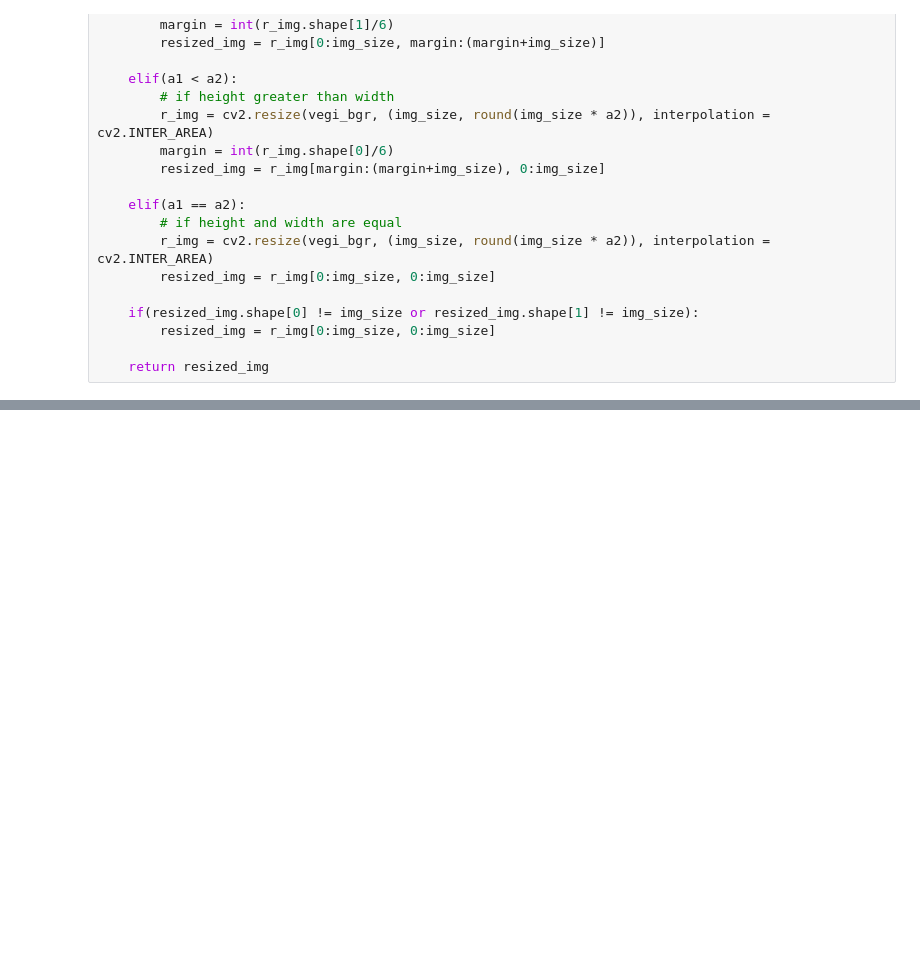
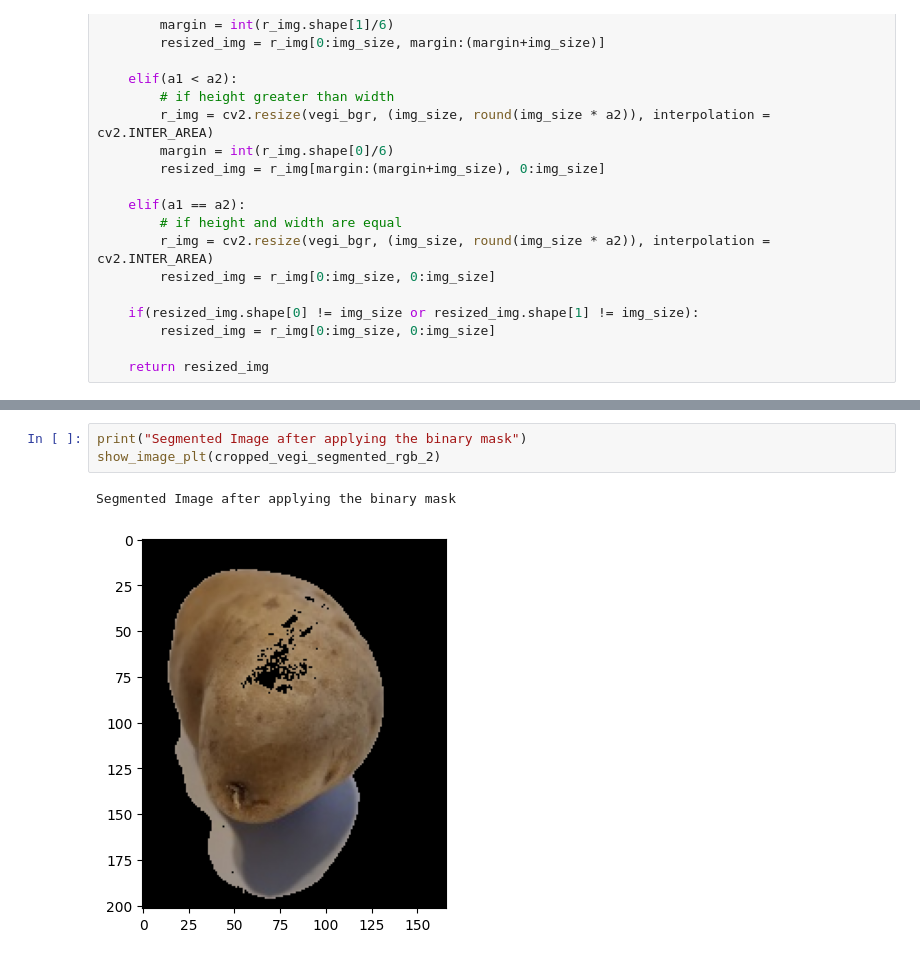
Before and after one commit to leons1396/AI_project, a Jupyter notebook: Delivery/presentation/image_processing.ipynb, the cells around one changed output, grey strips where cells are left out. Drawn from its saved outputs; the diff is of its cells as text; blank space fills up the shorter version.

```diff
--- a/Delivery/presentation/image_processing.ipynb
+++ b/Delivery/presentation/image_processing.ipynb
@@ -367,0 +315,6 @@ for i, path in enumerate(paths):
+# %%
+print("Segmented Image after applying the binary mask")
+show_image_plt(cropped_vegi_segmented_rgb_2)
+# %% [output]
+Segmented Image after applying the binary mask
+[figure, added]
```
Also changed, not shown: parts of 7 cells of this notebook, 1 other file.
